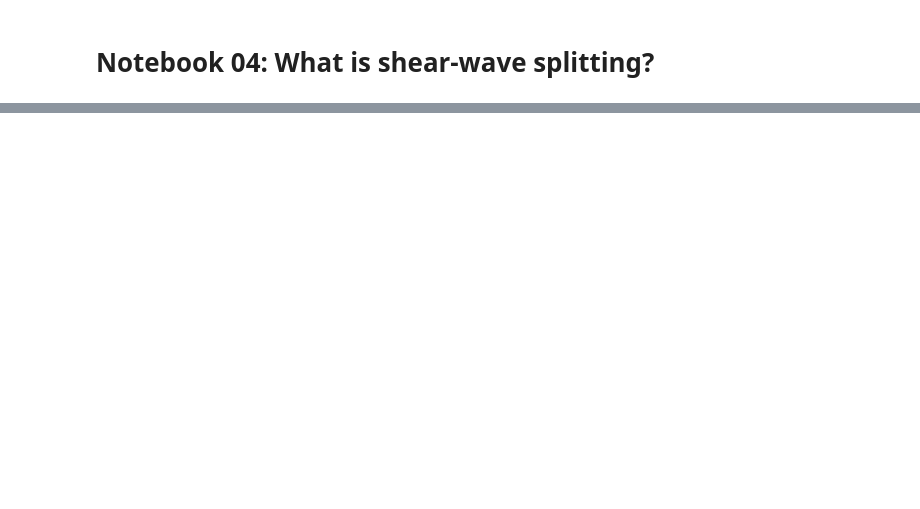
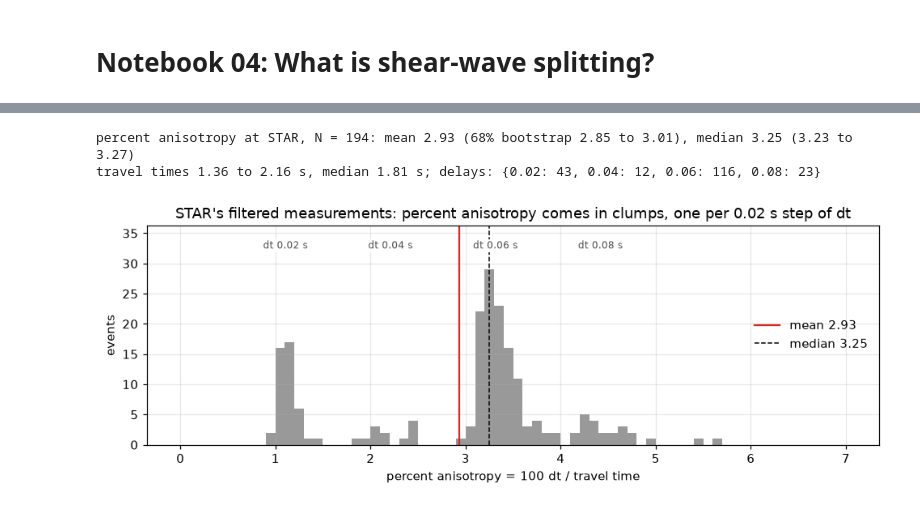
Before and after one commit to mhemmett/rainier-sws-tutorials, a Jupyter notebook: notebooks/04_what_is_shear_wave_splitting.ipynb, the cells around one changed output, grey strips where cells are left out. Drawn from its saved outputs; the diff is of its cells as text; code cells hidden in the pictures; blank space fills up the shorter version.

```diff
--- a/notebooks/04_what_is_shear_wave_splitting.ipynb
+++ b/notebooks/04_what_is_shear_wave_splitting.ipynb
@@ -398,0 +113,27 @@ But one trial in five (0.20) has an error larger than half its width, and the wo
+# %%
+tt = good.travel_time_s                                   # S travel time from the pipeline's ray tracing (s)
+pct = 100 * good.dt / tt
+assert np.allclose(pct, good.pct_anisotropy)              # the results file's column is exactly this
+m_pct, m_lo, m_hi, _ = stats.bootstrap(pct.to_numpy(), np.mean)
+md_pct, md_lo, md_hi, _ = stats.bootstrap(pct.to_numpy(), np.median)
+print(f"percent anisotropy at STAR, N = {len(pct)}: mean {m_pct:.2f} (68% bootstrap {m_lo:.2f} to {m_hi:.2f}), "
+      f"median {md_pct:.2f} ({md_lo:.2f} to {md_hi:.2f})")
+print(f"travel times {tt.min():.2f} to {tt.max():.2f} s, median {tt.median():.2f} s; "
+      f"delays: {good.dt.round(2).value_counts().sort_index().to_dict()}")
+
+fig, ax = plt.subplots(figsize=(9, 3.4))
+counts_pct, _, _ = ax.hist(pct, bins=np.arange(0, 7.01, 0.1), color="0.6")
+ax.axvline(m_pct, color="tab:red", lw=1.5, label=f"mean {m_pct:.2f}")
+ax.axvline(md_pct, color="k", lw=1, ls="--", label=f"median {md_pct:.2f}")
+ax.set_ylim(0, counts_pct.max() * 1.25)
+for d_ in sorted(good.dt.round(2).unique()):
+    ax.text(100 * d_ / tt.median(), counts_pct.max() * 1.12, f"dt {d_:.2f} s", ha="center", fontsize=8, color="0.3",
+            bbox=dict(fc="w", ec="none", pad=1))
+ax.set(xlabel="percent anisotropy = 100 dt / travel time", ylabel="events",
+       title="STAR's filtered measurements: percent anisotropy comes in clumps, one per 0.02 s step of dt")
+ax.legend(frameon=False, loc="center right")
+plt.tight_layout()
+# %% [output]
+percent anisotropy at STAR, N = 194: mean 2.93 (68% bootstrap 2.85 to 3.01), median 3.25 (3.23 to 3.27)
+travel times 1.36 to 2.16 s, median 1.81 s; delays: {0.02: 43, 0.04: 12, 0.06: 116, 0.08: 23}
+[figure, added]
```
Also changed, not shown: parts of 113 cells of this notebook.
